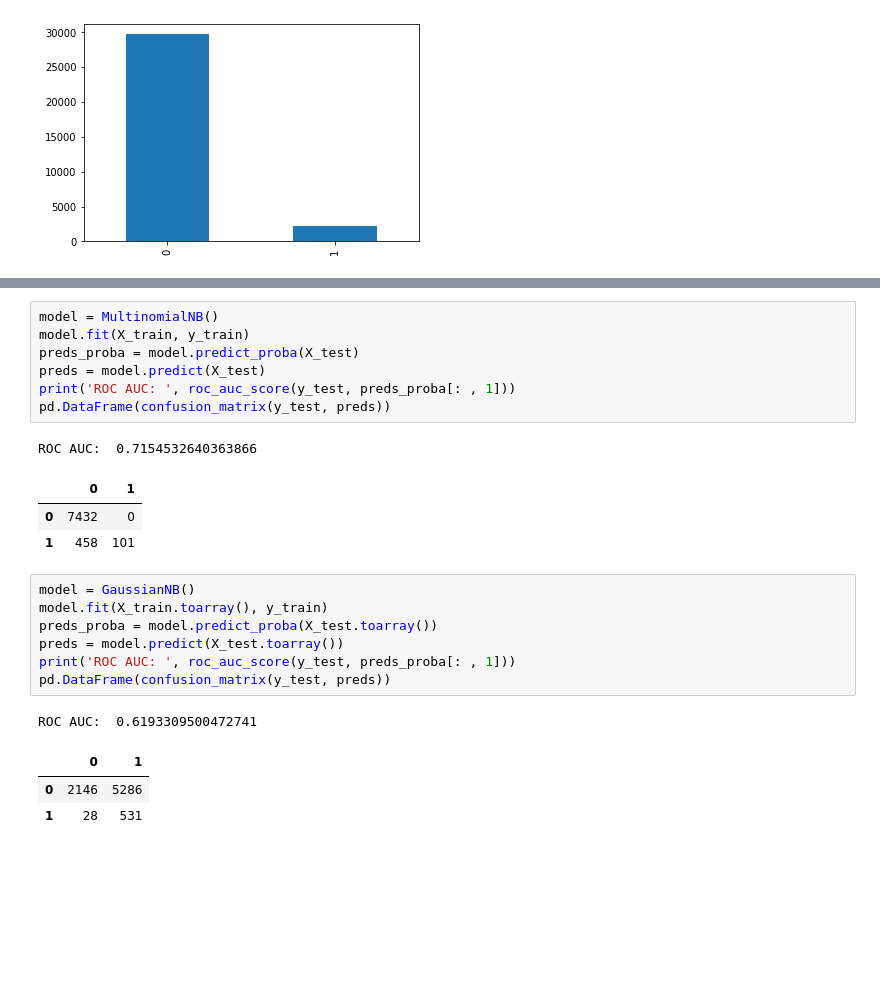
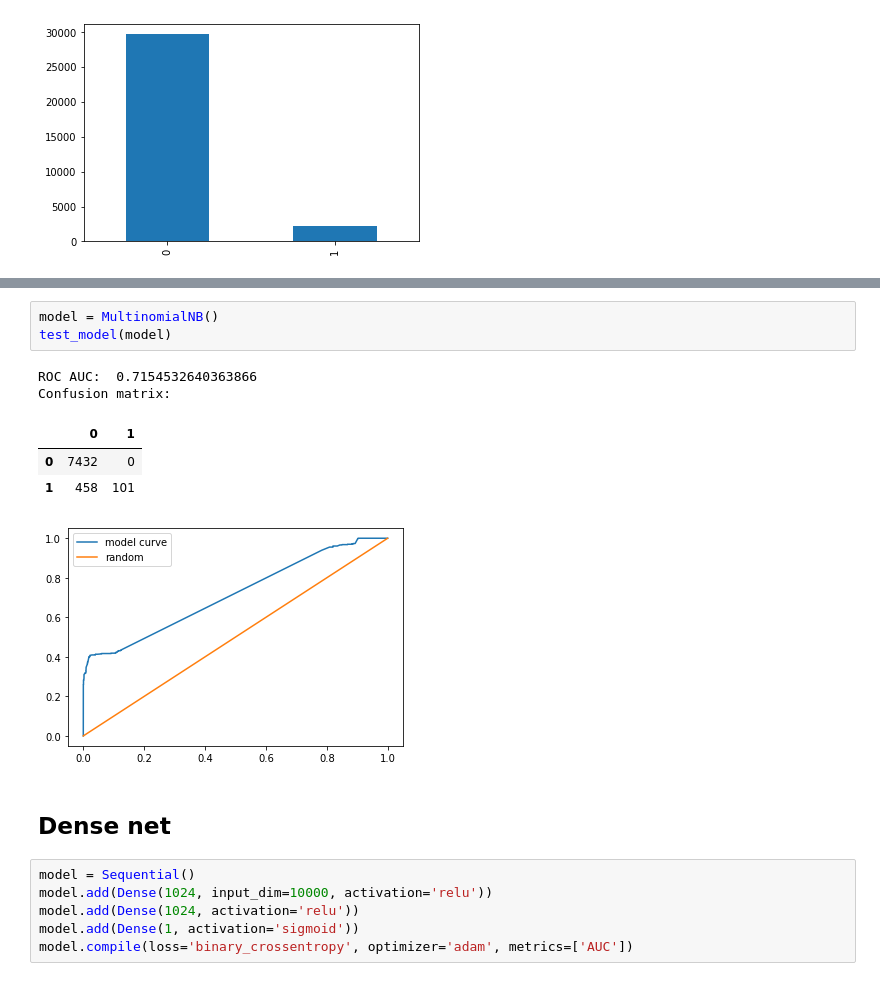
Before and after one commit to EvgeniyBline/TweetsSentimentAnalysis, a Jupyter notebook: TweetsSentimentAnalysis.ipynb, the cells around one changed output, grey strips where cells are left out. Drawn from its saved outputs; the diff is of its cells as text; blank space fills up the shorter version.

Commit message:
Added dense and embeddings

```diff
--- a/TweetsSentimentAnalysis.ipynb
+++ b/TweetsSentimentAnalysis.ipynb
@@ -89,24 +120,18 @@ ROC AUC:  0.671023481112474
 # %%
 model = MultinomialNB()
-model.fit(X_train, y_train)
-preds_proba = model.predict_proba(X_test)
-preds = model.predict(X_test)
-print('ROC AUC: ', roc_auc_score(y_test, preds_proba[: , 1]))
-pd.DataFrame(confusion_matrix(y_test, preds))
+test_model(model)
 # %% [output]
 ROC AUC:  0.7154532640363866
+Confusion matrix:
 |  | 0 | 1 |
 | 0 | 7432 | 0 |
 | 1 | 458 | 101 |
+[figure, added]
-# %%
-model = GaussianNB()
-model.fit(X_train.toarray(), y_train)
-preds_proba = model.predict_proba(X_test.toarray())
-preds = model.predict(X_test.toarray())
-print('ROC AUC: ', roc_auc_score(y_test, preds_proba[: , 1]))
-pd.DataFrame(confusion_matrix(y_test, preds))
-# %% [output]
-ROC AUC:  0.6193309500472741
-|  | 0 | 1 |
-| 0 | 2146 | 5286 |
-| 1 | 28 | 531 |
+# %% [markdown]
+## Dense net
+# %%
+model = Sequential()
+model.add(Dense(1024, input_dim=10000, activation='relu'))
+model.add(Dense(1024, activation='relu'))
+model.add(Dense(1, activation='sigmoid'))
+model.compile(loss='binary_crossentropy', optimizer='adam', metrics=['AUC'])
```
Also changed, not shown: parts of 25 cells of this notebook.
